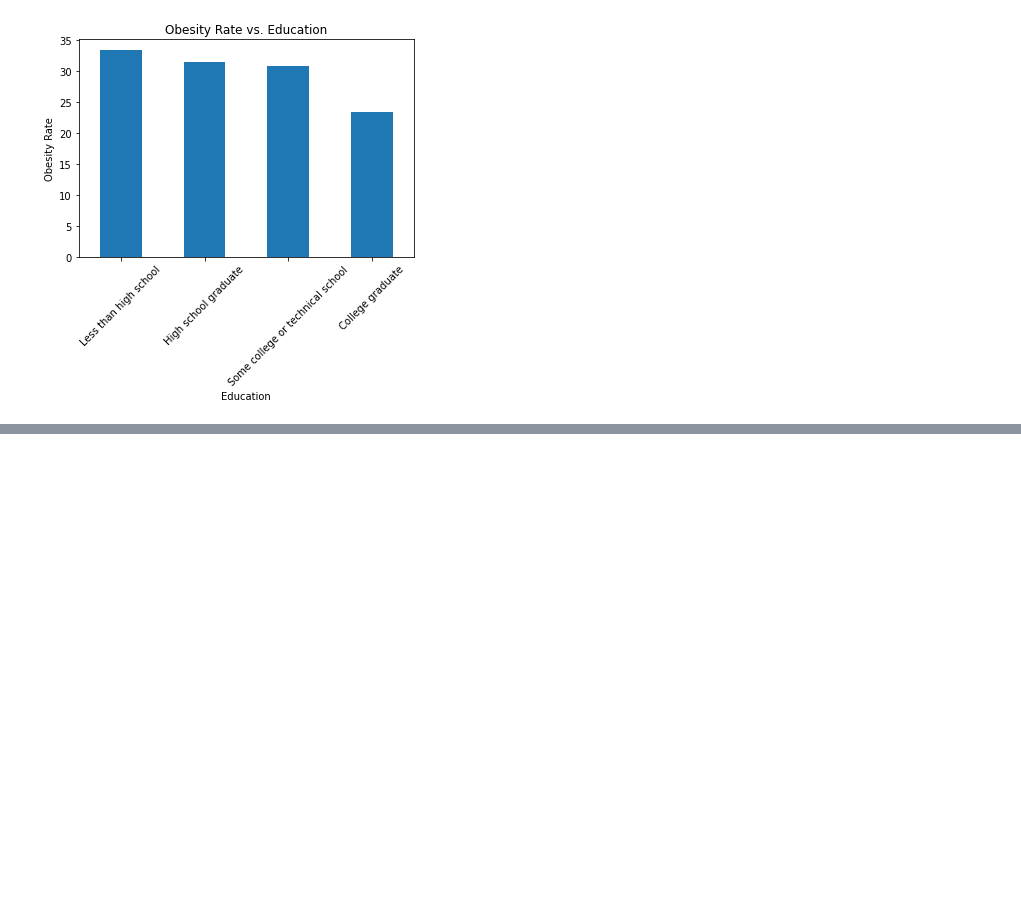
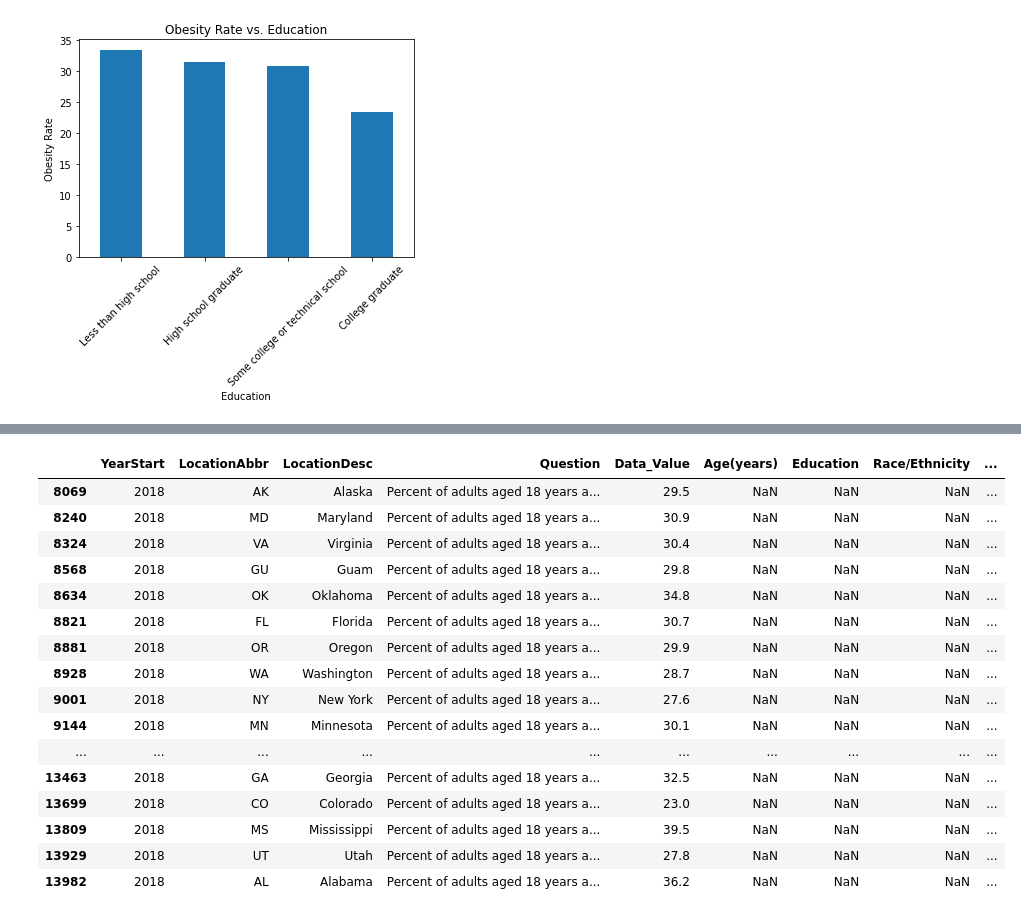
Before and after one commit to atpappa/Project1, a Jupyter notebook: DataExploration/cdc_data - Copy2.ipynb, the cells around one changed output, grey strips where cells are left out. Saved outputs shown, nothing was run; the diff lists cells and outputs as text; code cells hidden in the pictures; blank space fills up the shorter version.

```diff
--- a/DataExploration/cdc_data - Copy2.ipynb
+++ b/DataExploration/cdc_data - Copy2.ipynb
@@ -375,0 +393,22 @@ plt.show()
+# %%
+filter4_data = trim_data.loc[(trim_data["StratificationCategory1"] == "Total")]
+filter5_data = filter4_data.loc[(filter4_data["YearStart"] == 2018)]
+filter5_data
+# %% [output]
+|  | YearStart | LocationAbbr | LocationDesc | Question | Data_Value | Age(years) | Education | Race/Ethnicity | ... |
+| 8069 | 2018 | AK | Alaska | Percent of adults aged 18 years a... | 29.5 | NaN | NaN | NaN | ... |
+| 8240 | 2018 | MD | Maryland | Percent of adults aged 18 years a... | 30.9 | NaN | NaN | NaN | ... |
+| 8324 | 2018 | VA | Virginia | Percent of adults aged 18 years a... | 30.4 | NaN | NaN | NaN | ... |
+| 8568 | 2018 | GU | Guam | Percent of adults aged 18 years a... | 29.8 | NaN | NaN | NaN | ... |
+| 8634 | 2018 | OK | Oklahoma | Percent of adults aged 18 years a... | 34.8 | NaN | NaN | NaN | ... |
+| 8821 | 2018 | FL | Florida | Percent of adults aged 18 years a... | 30.7 | NaN | NaN | NaN | ... |
+| 8881 | 2018 | OR | Oregon | Percent of adults aged 18 years a... | 29.9 | NaN | NaN | NaN | ... |
+| 8928 | 2018 | WA | Washington | Percent of adults aged 18 years a... | 28.7 | NaN | NaN | NaN | ... |
+| 9001 | 2018 | NY | New York | Percent of adults aged 18 years a... | 27.6 | NaN | NaN | NaN | ... |
+| 9144 | 2018 | MN | Minnesota | Percent of adults aged 18 years a... | 30.1 | NaN | NaN | NaN | ... |
+| ... | ... | ... | ... | ... | ... | ... | ... | ... | ... |
+| 13463 | 2018 | GA | Georgia | Percent of adults aged 18 years a... | 32.5 | NaN | NaN | NaN | ... |
+| 13699 | 2018 | CO | Colorado | Percent of adults aged 18 years a... | 23.0 | NaN | NaN | NaN | ... |
+| 13809 | 2018 | MS | Mississippi | Percent of adults aged 18 years a... | 39.5 | NaN | NaN | NaN | ... |
+| 13929 | 2018 | UT | Utah | Percent of adults aged 18 years a... | 27.8 | NaN | NaN | NaN | ... |
+| 13982 | 2018 | AL | Alabama | Percent of adults aged 18 years a... | 36.2 | NaN | NaN | NaN | ... |
```
Also changed, not shown: parts of 8 cells of this notebook, 1 other file.
